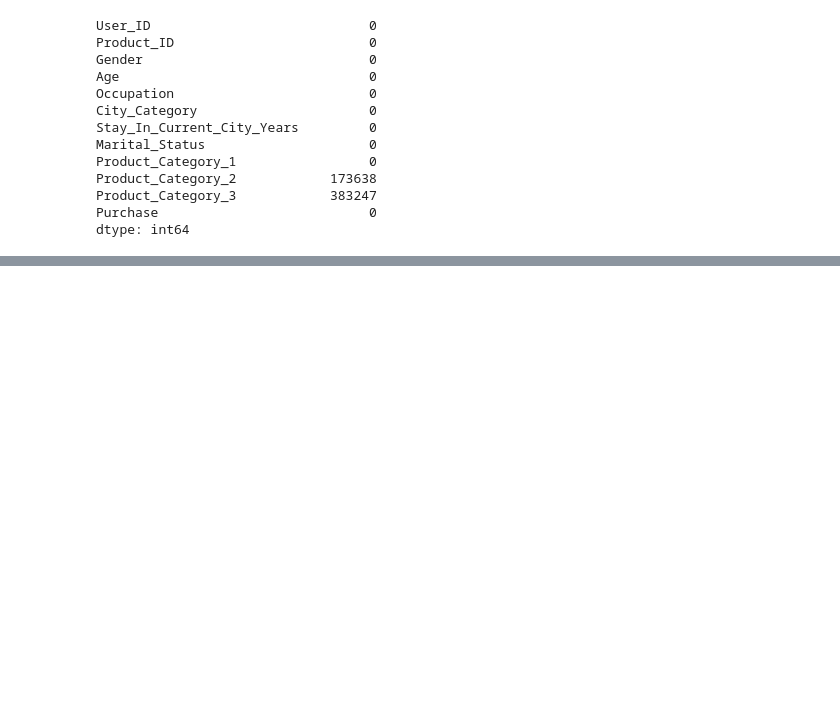
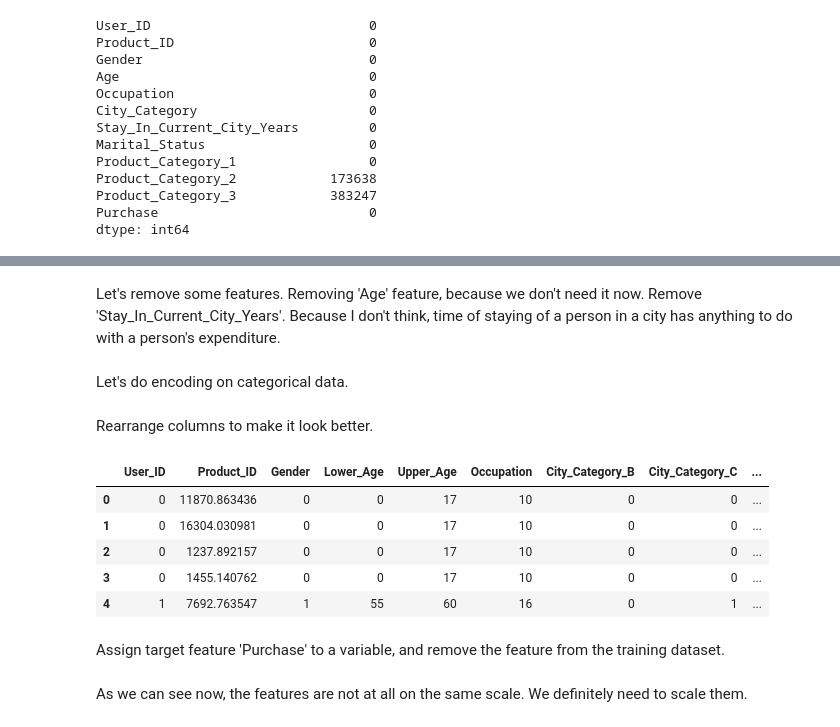
Before and after one commit to shehzadahmedqureshi/portfolio, a Jupyter notebook: black_friday/black_friday.ipynb, the cells around one changed output, grey strips where cells are left out. Drawn from its saved outputs; the diff is of its cells as text; code cells hidden in the pictures; blank space fills up the shorter version.

```diff
--- a/black_friday/black_friday.ipynb
+++ b/black_friday/black_friday.ipynb
@@ -45,0 +124,9 @@ Here, Product_Category_1 and Product_Category_2 have missing values. But, I'm no
+# %% [markdown]
+Let's remove some features.
+Removing 'Age' feature, because we don't need it now.
+Remove 'Stay_In_Current_City_Years'. Because I don't think, time of staying of a person in a city has anything to do with a person's expenditure.
+# %%
+train.drop(['Age', 'Stay_In_Current_City_Years'], inplace=True, axis=1)
+test.drop(['Age', 'Stay_In_Current_City_Years'], inplace=True, axis=1)
+# %% [markdown]
+Let's do encoding on categorical data.
@@ -45,0 +206,19 @@ Here, Product_Category_1 and Product_Category_2 have missing values. But, I'm no
+# %% [markdown]
+Rearrange columns to make it look better.
+# %%
+# Rearranging columns
+train = train[['User_ID', 'Product_ID', 'Gender', 'Lower_Age', 'Upper_Age',
+            'Occupation', 'City_Category_B', 'City_Category_C', 'Marital_Status',
+            'Product_Category_1', 'Purchase']]
+test = test[['User_ID', 'Product_ID', 'Gender', 'Lower_Age', 'Upper_Age',
+            'Occupation', 'City_Category_B', 'City_Category_C', 'Marital_Status', 'Product_Category_1']]
+train.head(5)
+# %% [output]
+|  | User_ID | Product_ID | Gender | Lower_Age | Upper_Age | Occupation | City_Category_B | City_Category_C | ... |
+| 0 | 0 | 11870.863436 | 0 | 0 | 17 | 10 | 0 | 0 | ... |
+| 1 | 0 | 16304.030981 | 0 | 0 | 17 | 10 | 0 | 0 | ... |
+| 2 | 0 | 1237.892157 | 0 | 0 | 17 | 10 | 0 | 0 | ... |
+| 3 | 0 | 1455.140762 | 0 | 0 | 17 | 10 | 0 | 0 | ... |
+| 4 | 1 | 7692.763547 | 1 | 55 | 60 | 16 | 0 | 1 | ... |
+# %% [markdown]
+Assign target feature 'Purchase' to a variable, and remove the feature from the training dataset.
@@ -45,0 +228,2 @@ Here, Product_Category_1 and Product_Category_2 have missing values. But, I'm no
+# %% [markdown]
+As we can see now, the features are not at all on the same scale. We definitely need to scale them.
```
Also changed, not shown: parts of 22 cells of this notebook.
